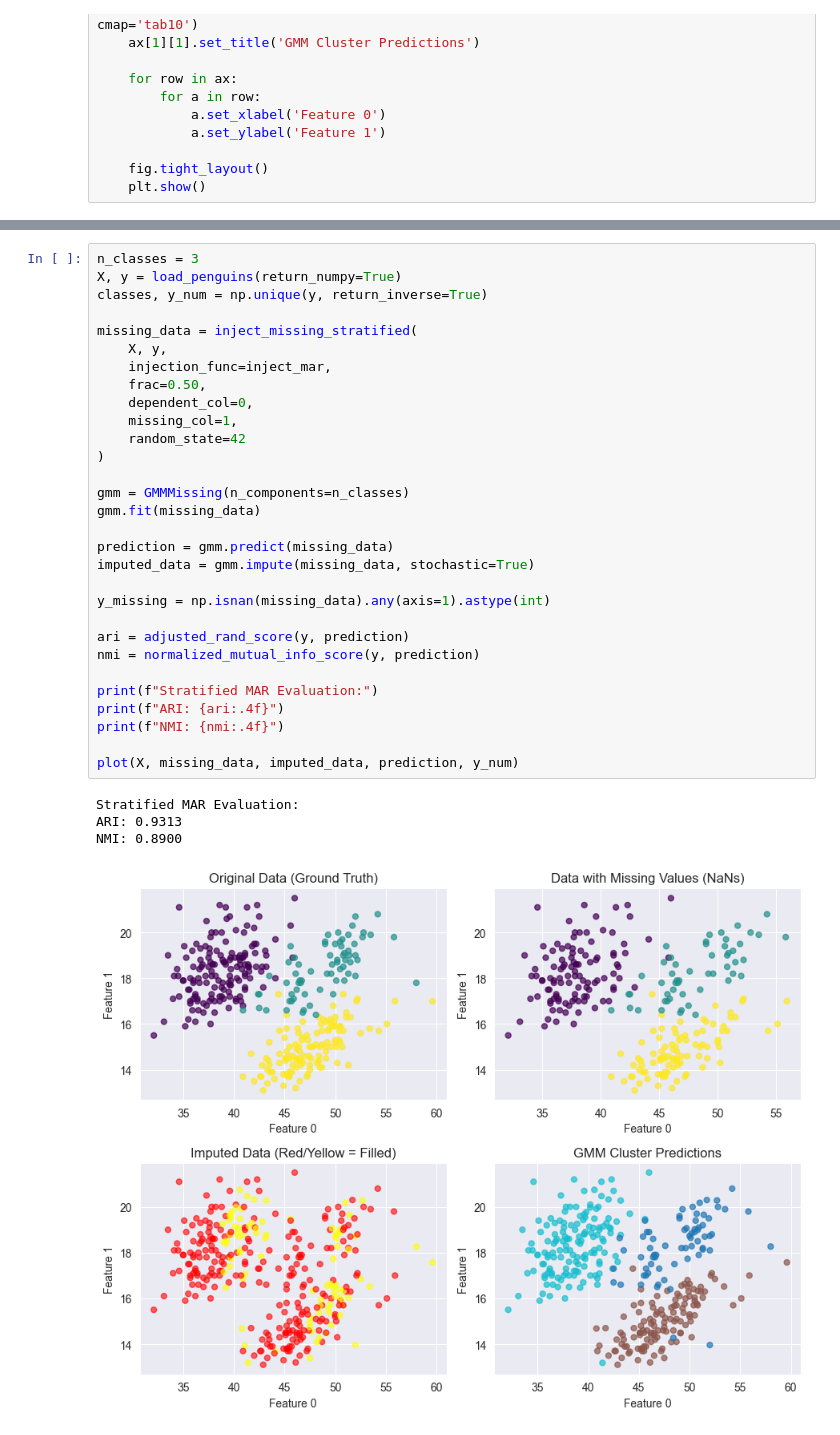
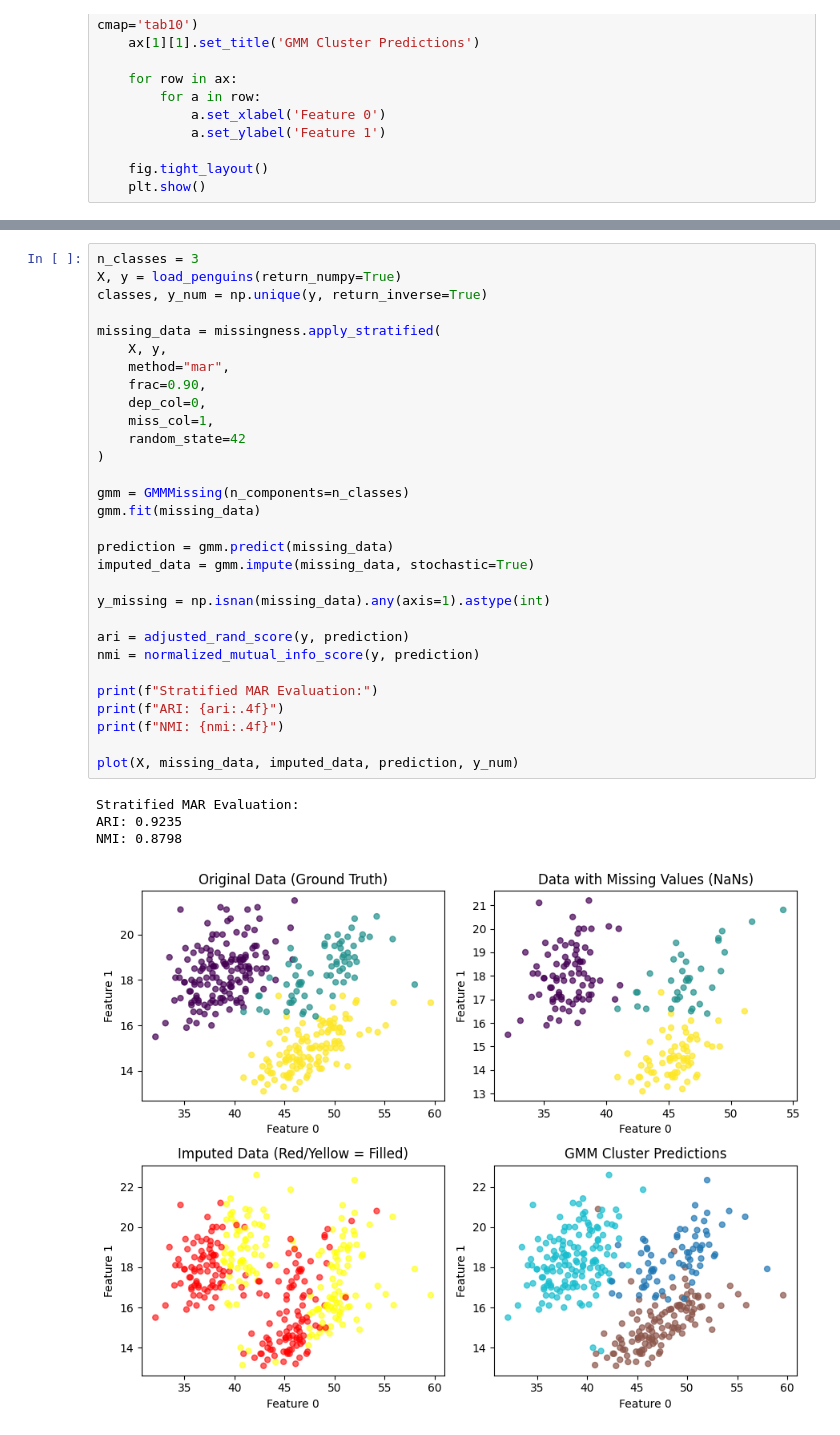
Before and after one commit to woullufy/deep-imputation-techniques, a Jupyter notebook: notebooks/gmm/sample.ipynb, the cells around one changed output, grey strips where cells are left out. Saved outputs shown, nothing was run; the diff lists cells and outputs as text.

```diff
--- a/notebooks/gmm/sample.ipynb
+++ b/notebooks/gmm/sample.ipynb
@@ -90,35 +91,35 @@ NMI: 0.7870
 # %%
 n_classes = 3
 X, y = load_penguins(return_numpy=True)
 classes, y_num = np.unique(y, return_inverse=True)
 
-missing_data = inject_missing_stratified(
+missing_data = missingness.apply_stratified(
     X, y,
-    injection_func=inject_mar,
-    frac=0.50,
-    dependent_col=0,
-    missing_col=1,
+    method="mar",
+    frac=0.90,
+    dep_col=0,
+    miss_col=1,
     random_state=42
 )
 
 gmm = GMMMissing(n_components=n_classes)
 gmm.fit(missing_data)
 
 prediction = gmm.predict(missing_data)
 imputed_data = gmm.impute(missing_data, stochastic=True)
 
 y_missing = np.isnan(missing_data).any(axis=1).astype(int)
 
 ari = adjusted_rand_score(y, prediction)
 nmi = normalized_mutual_info_score(y, prediction)
 
 print(f"Stratified MAR Evaluation:")
 print(f"ARI: {ari:.4f}")
 print(f"NMI: {nmi:.4f}")
 
 plot(X, missing_data, imputed_data, prediction, y_num)
 # %% [output]
 Stratified MAR Evaluation:
-ARI: 0.9313
-NMI: 0.8900
+ARI: 0.9235
+NMI: 0.8798
-[figure, old version]
+[figure, new version]
```
Also changed, not shown: parts of 5 cells of this notebook, 6 other files.
